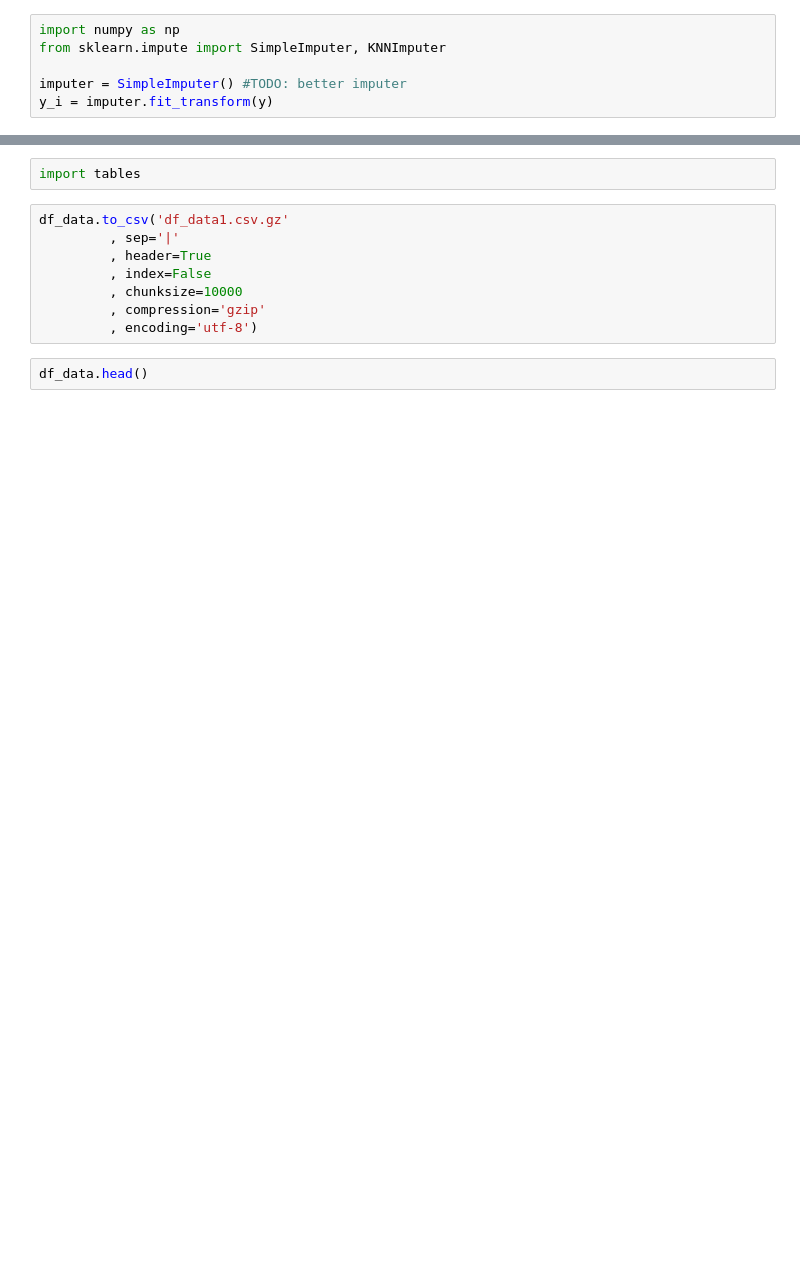
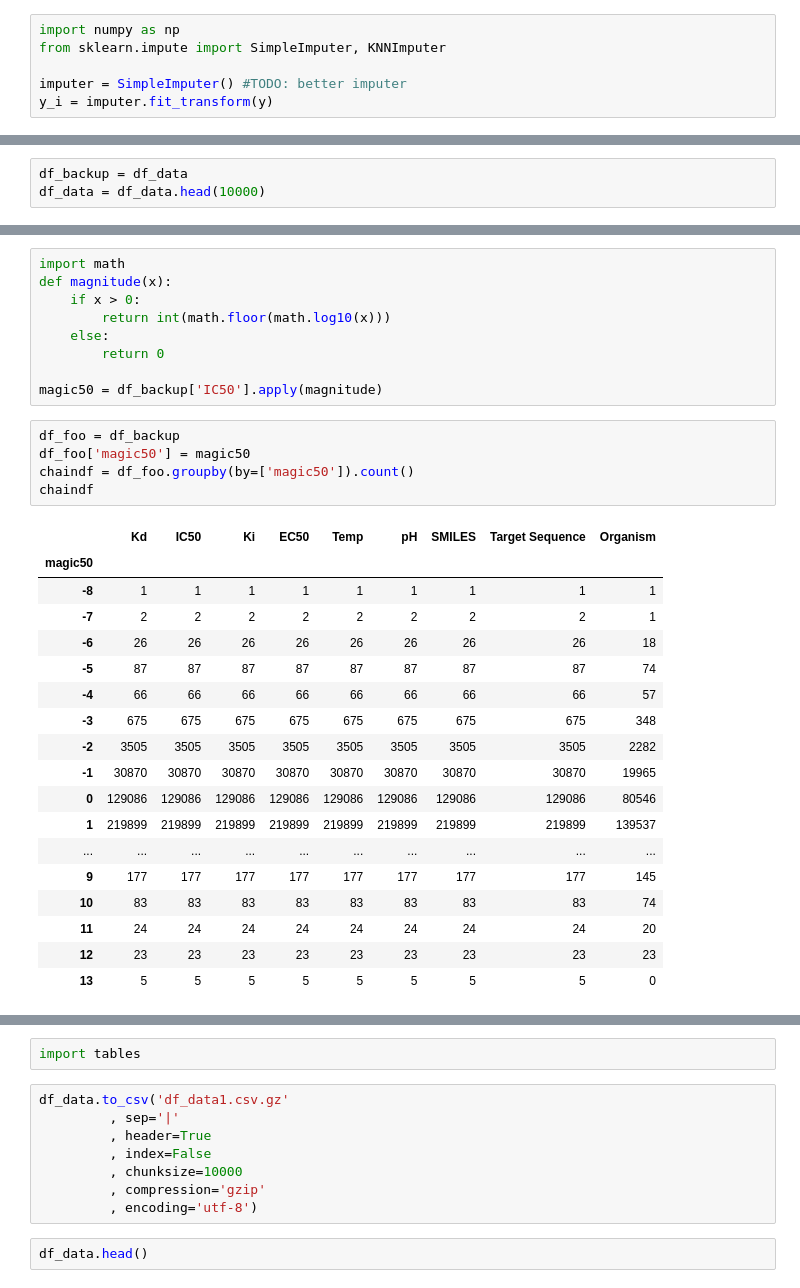
Before and after one commit to jchartove/DeepPurpose-omic, a Jupyter notebook: new_model_10_1.ipynb, the cells around one changed output, grey strips where cells are left out. Saved outputs shown, nothing was run; the diff lists cells and outputs as text; blank space fills up the shorter version.

```diff
--- a/new_model_10_1.ipynb
+++ b/new_model_10_1.ipynb
@@ -183,0 +222,3 @@ in total: 1730866 drug-target pairs
+# %%
+df_backup = df_data
+df_data = df_data.head(10000)
@@ -184,3 +240,36 @@ in total: 1730866 drug-target pairs
+# %%
+import math
+def magnitude(x):
+    if x > 0:
+        return int(math.floor(math.log10(x)))
+    else:
+        return 0
+
+magic50 = df_backup['IC50'].apply(magnitude)
+# %%
+df_foo = df_backup
+df_foo['magic50'] = magic50
+chaindf = df_foo.groupby(by=['magic50']).count()
+chaindf
+# %% [output]
+|  | Kd | IC50 | Ki | EC50 | Temp | pH | SMILES | Target Sequence | Organism |
+| magic50 |  |  |  |  |  |  |  |  |  |
+| -8 | 1 | 1 | 1 | 1 | 1 | 1 | 1 | 1 | 1 |
+| -7 | 2 | 2 | 2 | 2 | 2 | 2 | 2 | 2 | 1 |
+| -6 | 26 | 26 | 26 | 26 | 26 | 26 | 26 | 26 | 18 |
+| -5 | 87 | 87 | 87 | 87 | 87 | 87 | 87 | 87 | 74 |
+| -4 | 66 | 66 | 66 | 66 | 66 | 66 | 66 | 66 | 57 |
+| -3 | 675 | 675 | 675 | 675 | 675 | 675 | 675 | 675 | 348 |
+| -2 | 3505 | 3505 | 3505 | 3505 | 3505 | 3505 | 3505 | 3505 | 2282 |
+| -1 | 30870 | 30870 | 30870 | 30870 | 30870 | 30870 | 30870 | 30870 | 19965 |
+| 0 | 129086 | 129086 | 129086 | 129086 | 129086 | 129086 | 129086 | 129086 | 80546 |
+| 1 | 219899 | 219899 | 219899 | 219899 | 219899 | 219899 | 219899 | 219899 | 139537 |
+| ... | ... | ... | ... | ... | ... | ... | ... | ... | ... |
+| 9 | 177 | 177 | 177 | 177 | 177 | 177 | 177 | 177 | 145 |
+| 10 | 83 | 83 | 83 | 83 | 83 | 83 | 83 | 83 | 74 |
+| 11 | 24 | 24 | 24 | 24 | 24 | 24 | 24 | 24 | 20 |
+| 12 | 23 | 23 | 23 | 23 | 23 | 23 | 23 | 23 | 23 |
+| 13 | 5 | 5 | 5 | 5 | 5 | 5 | 5 | 5 | 0 |
 # %%
 import time
 
```
Also changed, not shown: parts of 46 cells of this notebook, 2 other files.
